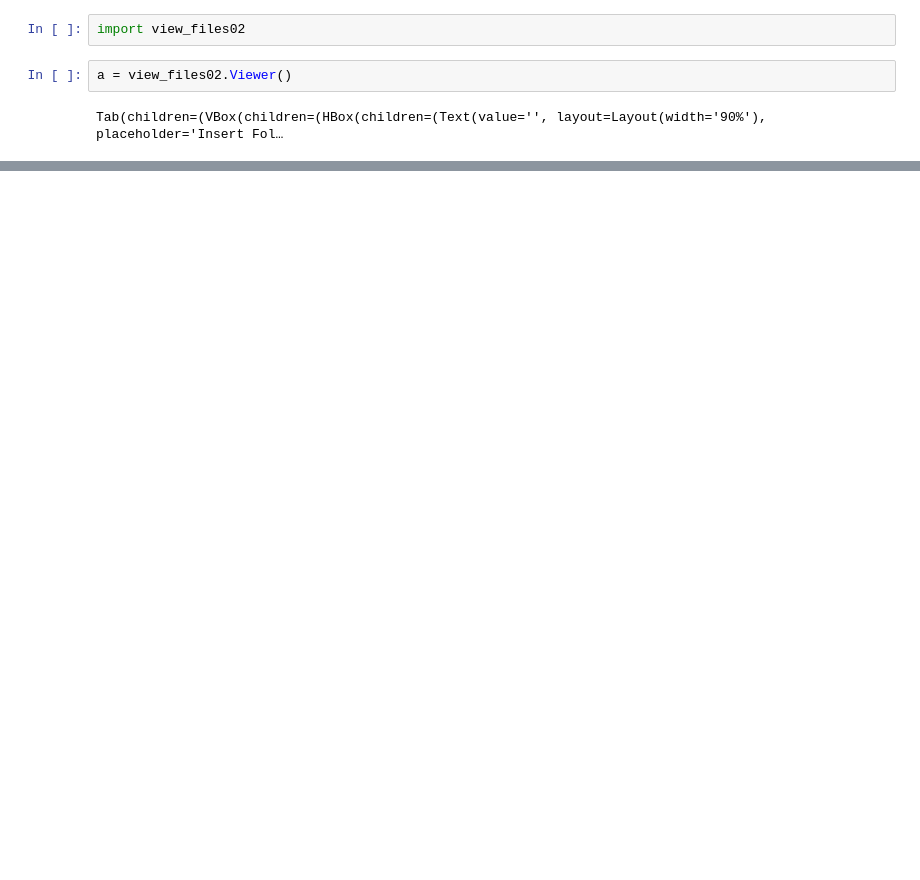
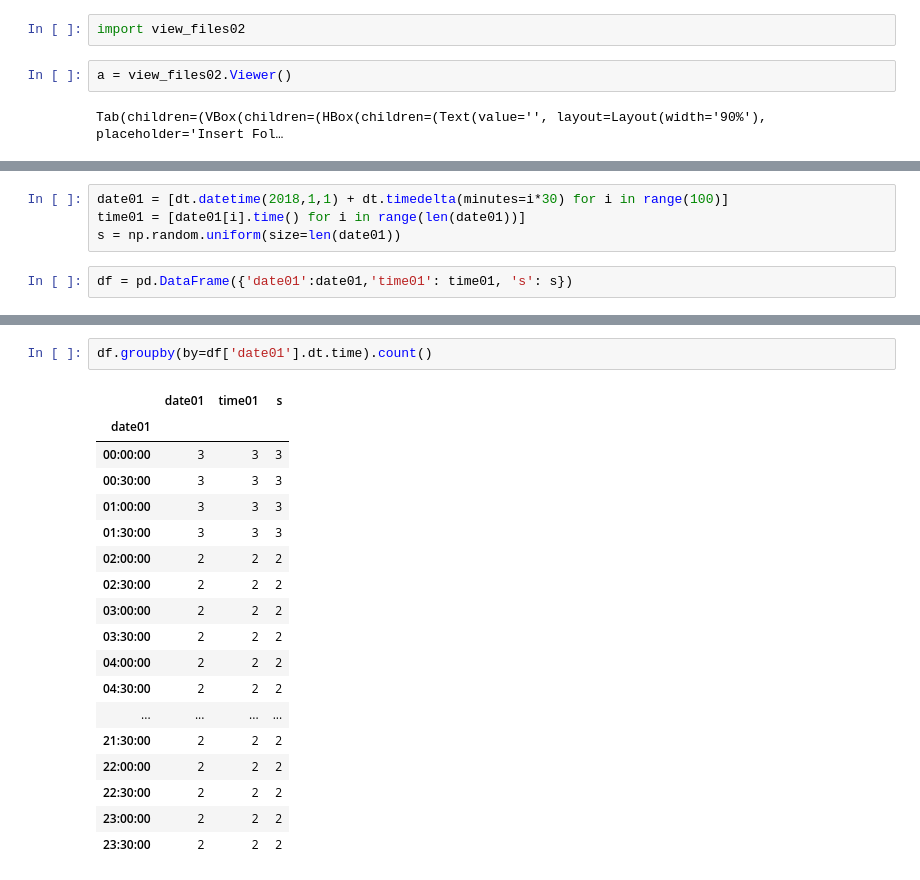
Before and after one commit to alexnaoki/EC-LHC, a Jupyter notebook: view_file02.ipynb, the cells around one changed output, grey strips where cells are left out. Drawn from its saved outputs; the diff is of its cells as text; blank space fills up the shorter version.

```diff
--- a/view_file02.ipynb
+++ b/view_file02.ipynb
@@ -17,0 +50,6 @@ C:\Users\alex-\Mestrado\Test_Results\EddyPro_results_try02
+# %%
+date01 = [dt.datetime(2018,1,1) + dt.timedelta(minutes=i*30) for i in range(100)]
+time01 = [date01[i].time() for i in range(len(date01))]
+s = np.random.uniform(size=len(date01))
+# %%
+df = pd.DataFrame({'date01':date01,'time01': time01, 's': s})
@@ -17,0 +186,21 @@ C:\Users\alex-\Mestrado\Test_Results\EddyPro_results_try02
+# %%
+df.groupby(by=df['date01'].dt.time).count()
+# %% [output]
+|  | date01 | time01 | s |
+| date01 |  |  |  |
+| 00:00:00 | 3 | 3 | 3 |
+| 00:30:00 | 3 | 3 | 3 |
+| 01:00:00 | 3 | 3 | 3 |
+| 01:30:00 | 3 | 3 | 3 |
+| 02:00:00 | 2 | 2 | 2 |
+| 02:30:00 | 2 | 2 | 2 |
+| 03:00:00 | 2 | 2 | 2 |
+| 03:30:00 | 2 | 2 | 2 |
+| 04:00:00 | 2 | 2 | 2 |
+| 04:30:00 | 2 | 2 | 2 |
+| ... | ... | ... | ... |
+| 21:30:00 | 2 | 2 | 2 |
+| 22:00:00 | 2 | 2 | 2 |
+| 22:30:00 | 2 | 2 | 2 |
+| 23:00:00 | 2 | 2 | 2 |
+| 23:30:00 | 2 | 2 | 2 |
```
Also changed, not shown: parts of 49 cells of this notebook, 3 other files.
